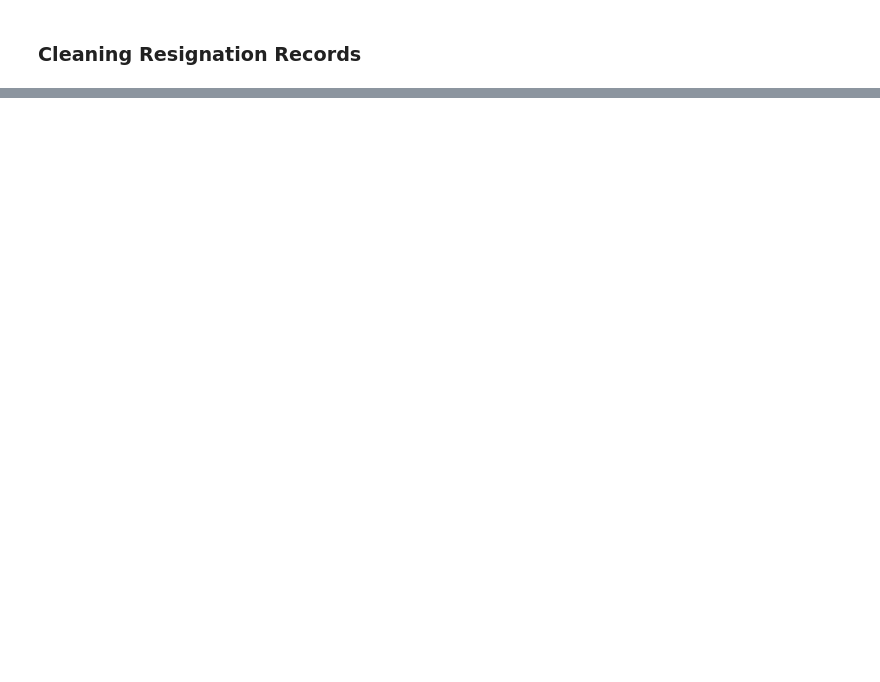
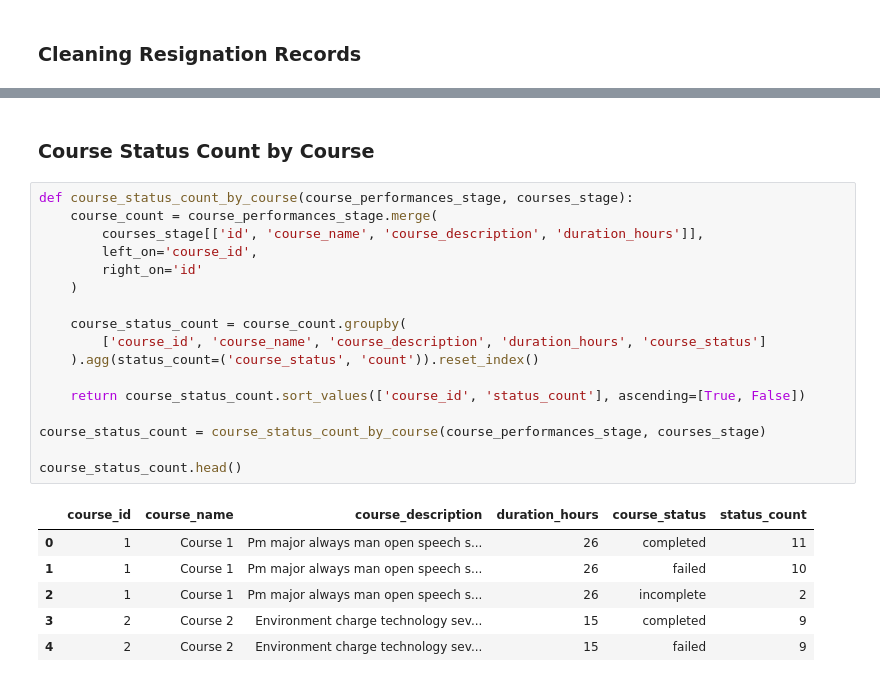
Before and after one commit to Kishore29-02/Final_Project_DE, a Jupyter notebook: DataEngineering.ipynb, the cells around one changed output, grey strips where cells are left out. Cells and saved outputs as stored; diff of their text form; blank space fills up the shorter version.

```diff
--- a/DataEngineering.ipynb
+++ b/DataEngineering.ipynb
@@ -338,0 +349,26 @@ memory usage: 19.0+ KB
+# %% [markdown]
+### Course Status Count by Course
+# %%
+def course_status_count_by_course(course_performances_stage, courses_stage):
+    course_count = course_performances_stage.merge(
+        courses_stage[['id', 'course_name', 'course_description', 'duration_hours']],
+        left_on='course_id',
+        right_on='id'
+    )
+
+    course_status_count = course_count.groupby(
+        ['course_id', 'course_name', 'course_description', 'duration_hours', 'course_status']
+    ).agg(status_count=('course_status', 'count')).reset_index()
+
+    return course_status_count.sort_values(['course_id', 'status_count'], ascending=[True, False])
+
+course_status_count = course_status_count_by_course(course_performances_stage, courses_stage)
+
+course_status_count.head()
+# %% [output]
+|  | course_id | course_name | course_description | duration_hours | course_status | status_count |
+| 0 | 1 | Course 1 | Pm major always man open speech s... | 26 | completed | 11 |
+| 1 | 1 | Course 1 | Pm major always man open speech s... | 26 | failed | 10 |
+| 2 | 1 | Course 1 | Pm major always man open speech s... | 26 | incomplete | 2 |
+| 3 | 2 | Course 2 | Environment charge technology sev... | 15 | completed | 9 |
+| 4 | 2 | Course 2 | Environment charge technology sev... | 15 | failed | 9 |
```
Also changed, not shown: parts of 24 cells of this notebook, 7 other files.
